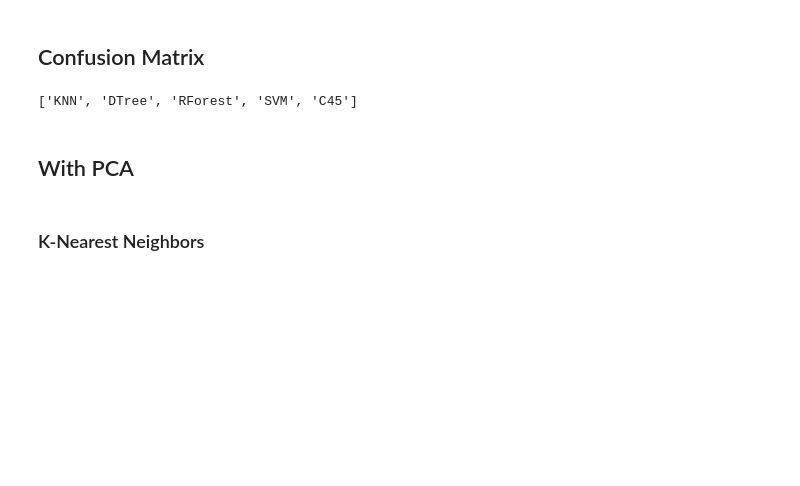
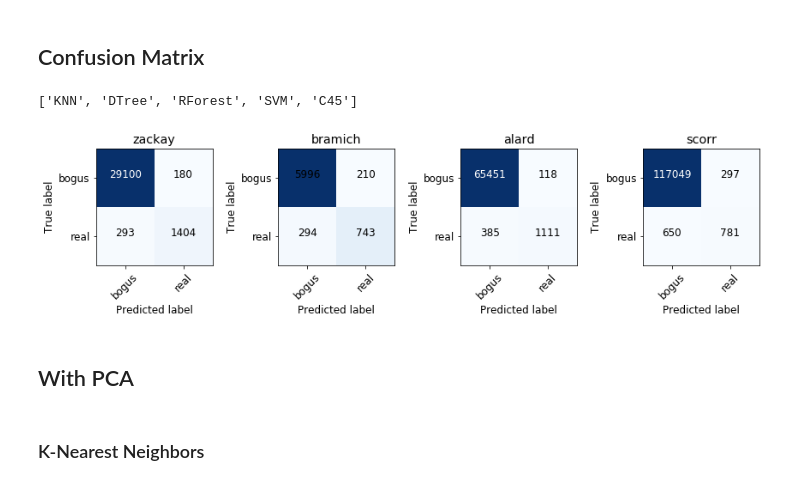
Before and after one commit to BrunoSanchez/O2RBMLearning, a Jupyter notebook: RealBogus_three.ipynb, the cells around one changed output. Saved outputs shown, nothing was run; the diff lists cells and outputs as text; code cells hidden in the pictures; blank space fills up the shorter version.

```diff
--- a/RealBogus_three.ipynb
+++ b/RealBogus_three.ipynb
@@ -1418,7 +1418,8 @@ def plot_confusion_matrix(cm, classes,
                           title='Confusion matrix',
                           cmap=plt.cm.Blues,
                           printcm=False,
-                          colorbar=False):
+                          colorbar=False,
+                          thresh=None):
     """
     This function prints and plots the confusion matrix.
     Normalization can be applied by setting `normalize=True`.
@@ -1441,7 +1442,8 @@ def plot_confusion_matrix(cm, classes,
             print(cm)
             print('Confusion matrix, without normalization')
 
-    thresh = 0.74 #cm.max() / 1.5
+    if thresh is None:
+        thresh = 0.74 #cm.max() / 1.5
     for i, j in itertools.product(range(cm.shape[0]), range(cm.shape[1])):
         plt.text(j, i, cm[i, j],
                  horizontalalignment="center",
@@ -1676,6 +1678,16 @@ mt_names = ['zackay', 'bramich', 'alard', 'scorr']
 ml_methods.keys()
 # %% [output]
 ['KNN', 'DTree', 'RForest', 'SVM', 'C45']
+# %%
+plt.figure(figsize=(12,6))
+ii = 0
+for amth in ml_methods['RForest']:
+    plt.subplot(1, 4, ii+1)
+    plot_confusion_matrix(amth['confusion_matrix'],['bogus', 'real'], normalize=False, thresh=20000, title=mt_names[ii])
+    ii += 1
+plt.savefig('./plots/confusion_matrix_RForest.png', dpi=600)
+# %% [output]
+[figure, added]
 # %% [markdown]
 ## With PCA
 # %% [markdown]
```
Also changed, not shown: 11 other files.
